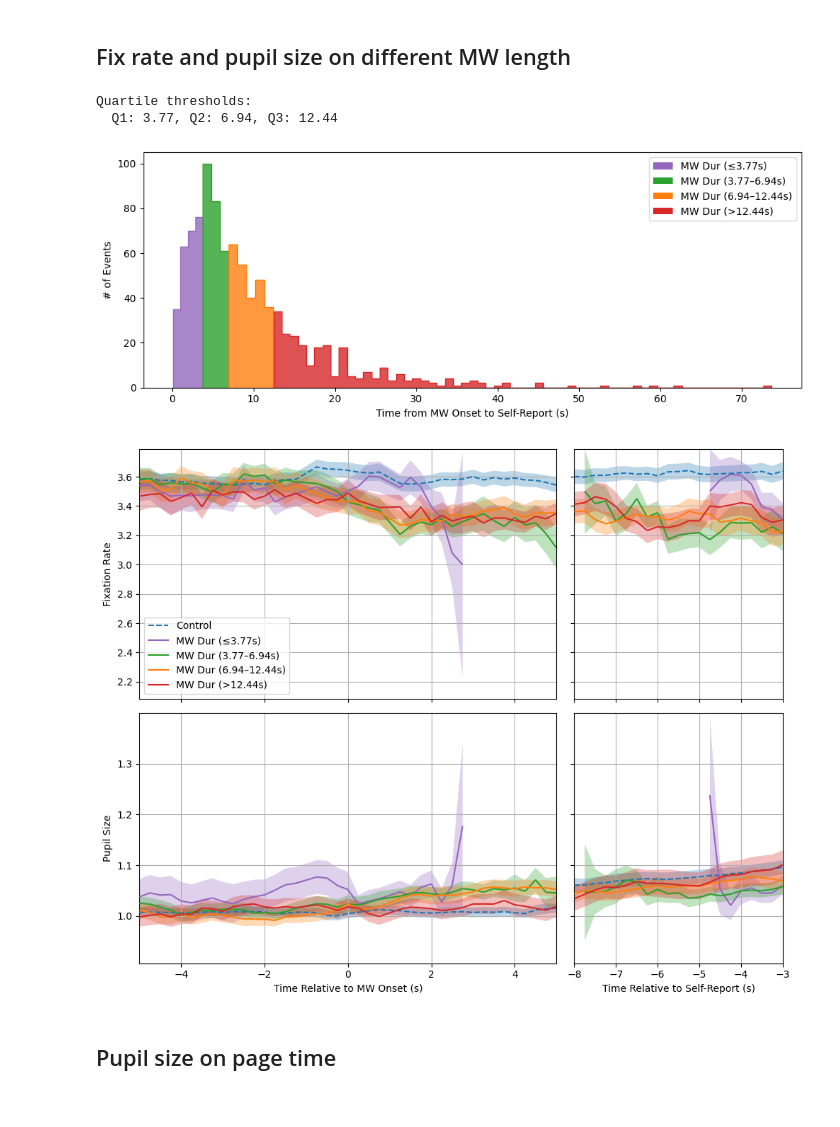
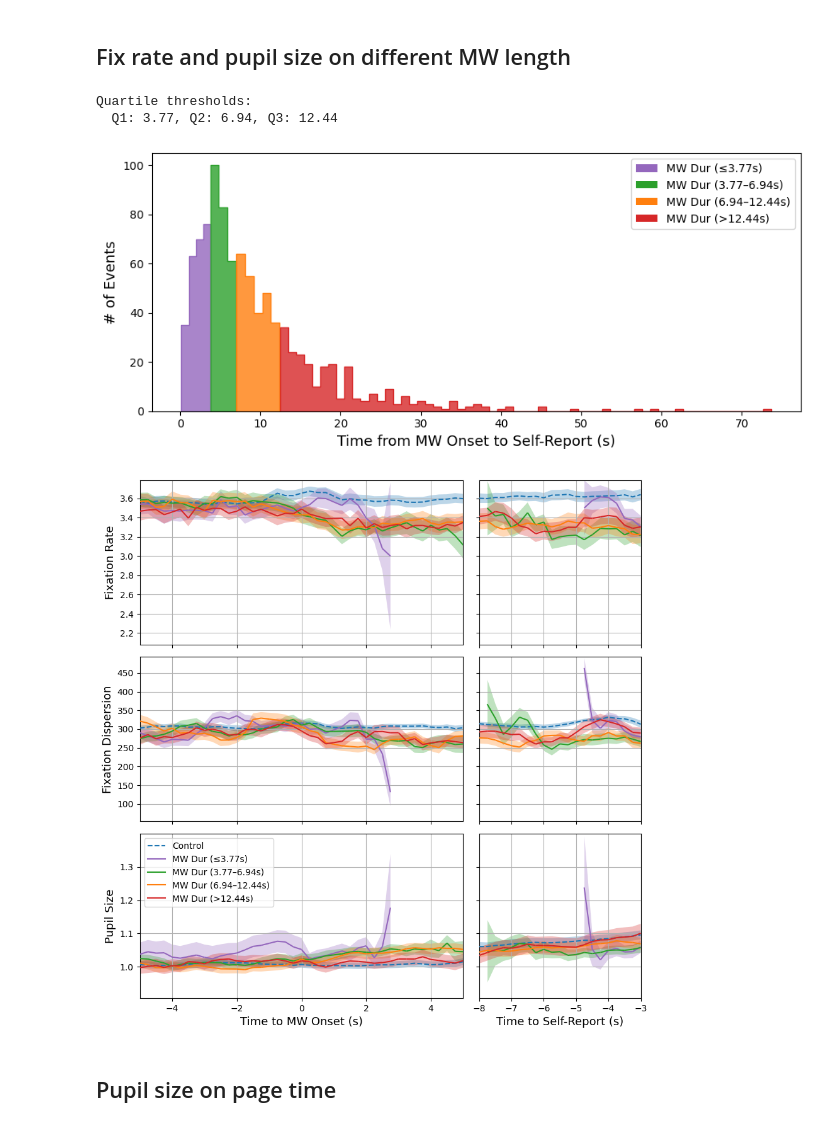
Before and after one commit to GlassBrainLab/ReMind, a Jupyter notebook: analysis_code/notebooks/brm_figures.ipynb, the cells around one changed output. Drawn from its saved outputs; the diff is of its cells as text; code cells hidden in the pictures.

```diff
--- a/analysis_code/notebooks/brm_figures.ipynb
+++ b/analysis_code/notebooks/brm_figures.ipynb
@@ -195,8 +164,8 @@ from statsmodels.stats.multicomp import pairwise_tukeyhsd
 from scipy.stats import ttest_1samp
 # load psychopy responses files
 # root path
-path = r"/Volumes/GBLDrive/MindlessReading/Data"
-df = pd.read_csv(os.path.join(path, 'Files', 'trial_level_data.csv'))
+path = r"/gpfs1/pi/djangraw/mindless_reading/data/ReMind"
+df = pd.read_csv(os.path.join(path, 'trial_level_data.csv'))
 trial_count = len(df)
 
 # ===========================================================================================
@@ -220,6 +189,7 @@ print('\n')
 
 # ===========================================================================================
 # comprehension question accuracy after filtering out "I don't know"
+print(f"Number of skipped questions: {df['num_skipped'].sum()}")
 acc_avg = df['filtered_accuracy'].mean()
 msg = f'Participants answered a mean of {acc_avg*100}% of comprehension questions correctly.'
 print(msg)
@@ -979,7 +976,7 @@ for i, (cond, ax) in enumerate(zip(['MW_onset', 'self_report'], [ax0, ax1])):
     ax.grid()
     ax.set_ylim(0.3, 0.7)
     if i == 0:
-        ax.set_ylabel("AUROC")
+        ax.set_ylabel("AUROC", fontsize=13)
         # Define custom legend handles
         legend_handles = [
             Line2D([0], [0], color='tab:blue', lw=1.5, linestyle='--', label='Control'),
@@ -1065,12 +1062,12 @@ for i, (label_control, label_target, title, ax) in enumerate(zip(
     # =======================================MW===========================================
 
     ax.set_xticks(range(int(x.min()), int(x.max()) + 1))
-    ax.set_xlabel(f"Time Relative to {title} (s)")
+    ax.set_xlabel(f"Time to {title} (s)", fontsize=13)
     ax.grid()
     ax.legend().remove()
     ax.set_ylim(0.28, 0.38)
     if i == 0:
-        ax.set_ylabel("Predicted Probability")
+        ax.set_ylabel("Predicted Probability", fontsize=13)
         ax.axvline(x=0, color='black', linestyle='--', linewidth=1)
     else:
         ax.set_ylabel("")
@@ -1747,7 +1744,7 @@ for i, feature in enumerate(features):
     # Highlight region from x = -3 to -1
     ax.axvspan(-3, -1, color='gray', alpha=0.2)
 
-    ax.set_ylabel(y_labels[feature])
+    ax.set_ylabel(y_labels[feature], fontsize=13)
     ax.grid(True, alpha=0.3)
     if i == len(features) - 1:
         legend_handles = [
@@ -1757,7 +1754,7 @@ for i, feature in enumerate(features):
         ]
         # Add legend to the top-left subplot
         ax.legend(handles=legend_handles, loc="upper left", title="", fontsize=10)
-        ax.set_xlabel("Time Relative to Self-Report (s)")
+        ax.set_xlabel("Time to Self-Report (s)", fontsize=13)
     else:
         ax.set_xlabel("")
 
@@ -2076,7 +2157,7 @@ segments = [
 ]
 
 # Plot histogram in quartile-colored segments
-plt.figure(figsize=(10, 4))
+plt.figure(figsize=(9, 4))
 for segment, (_, color) in zip(segments, quartile_colors.items()):
     sns.histplot(segment, binwidth=1, color=color, element='step', alpha=0.8)
 
@@ -2086,22 +2167,23 @@ legend_handles = [
         ]
         # Add legend to the top-left subplot
 plt.legend(handles=legend_handles, loc="upper right", title="", fontsize=10)
-plt.xlabel("Time from MW Onset to Self-Report (s)")
-plt.ylabel("# of Events")
+plt.xlabel("Time from MW Onset to Self-Report (s)", fontsize=13)
+plt.ylabel("# of Events", fontsize=13)
 plt.tight_layout()
 plt.show()
 
 # define features to plot
-features = ['norm_fix_word_num', 'norm_pupil']
+features = ['norm_fix_word_num', "fix_dispersion", 'norm_pupil']
 
 # mapping feature names to clean y-axis labels
 y_labels = {
     'norm_fix_word_num': 'Fixation Rate',
+    "fix_dispersion": "Fixation Dispersion",
     'norm_pupil': 'Pupil Size'
 }
 
 # Create the figure with a customized gridspec
-fig = plt.figure(figsize=(10, 4 * len(features)))
+fig = plt.figure(figsize=(9, 3 * len(features)))
 gs = GridSpec(len(features), 2, width_ratios=[2, 1], figure=fig)  # column 0 is twice as wide
 
 for i, feature in enumerate(features):
@@ -2284,45 +2366,44 @@ for i, feature in enumerate(features):
     # for block in sig_blocks[1]:
     #     if len(block) > 1:
     #         ax1.plot([block[0], block[-1]], [y_sig, y_sig], color='red', linewidth=1)
     #         ax1.plot([block[0], block[-1]], [y_sig, y_sig], color='red', linewidth=3, alpha=0.3)
 
     # ax0.set_xticks(range(int(-5), int(5) + 1, 1))  # 1-second interval
     # ax0.axvline(x=0, color='black', linestyle='--', linewidth=1)
     # Y-label only on left
-    ax0.set_ylabel(y_labels.get(feature, feature))
+    ax0.set_ylabel(y_labels.get(feature, feature), fontsize=13)
     ax1.set_ylabel("")
     plt.setp(ax1.get_yticklabels(), visible=False)
 
     # X-label only on bottom row
     if i == len(features) - 1:
-        ax0.set_xlabel("Time Relative to MW Onset (s)")
-        ax1.set_xlabel("Time Relative to Self-Report (s)")
-    else:
-        ax0.set_xlabel("")
-        ax0.tick_params(labelbottom=False)
-        ax1.set_xlabel("")
-        ax1.tick_params(labelbottom=False)
-
+        ax0.set_xlabel("Time to MW Onset (s)", fontsize=13)
+        ax1.set_xlabel("Time to Self-Report (s)", fontsize=13)
         # Define custom legend handles
         legend_handles = [
             Line2D([0], [0], color=quartile_colors[q], lw=1.5, label=label)
             for q, label in qlabels.items()
         ]
         legend_handles = [Line2D([0], [0], color='tab:blue', lw=1.5, linestyle='--', label='Control')] + legend_handles
         # Add legend to the top-left subplot
-        ax0.legend(handles=legend_handles, loc="lower left", title="", fontsize=10)
+        ax0.legend(handles=legend_handles, loc="upper left", title="", fontsize=10)
+    else:
+        ax0.set_xlabel("")
+        ax0.tick_params(labelbottom=False)
+        ax1.set_xlabel("")
+        ax1.tick_params(labelbottom=False)
 
 # Hide the middle spacer column
 for i in range(len(features)):
     fig.add_subplot(gs[i, 1]).axis('off')
 
 plt.tight_layout()
 plt.show()
 # %% [output]
 Quartile thresholds:
   Q1: 3.77, Q2: 6.94, Q3: 12.44
-[figure, old version]
+[figure, new version]
-[figure, old version]
+[figure, new version]
 # %% [markdown]
 ## Pupil size on page time
 # %%
```
Also changed, not shown: parts of 14 cells of this notebook, 2 other files.
